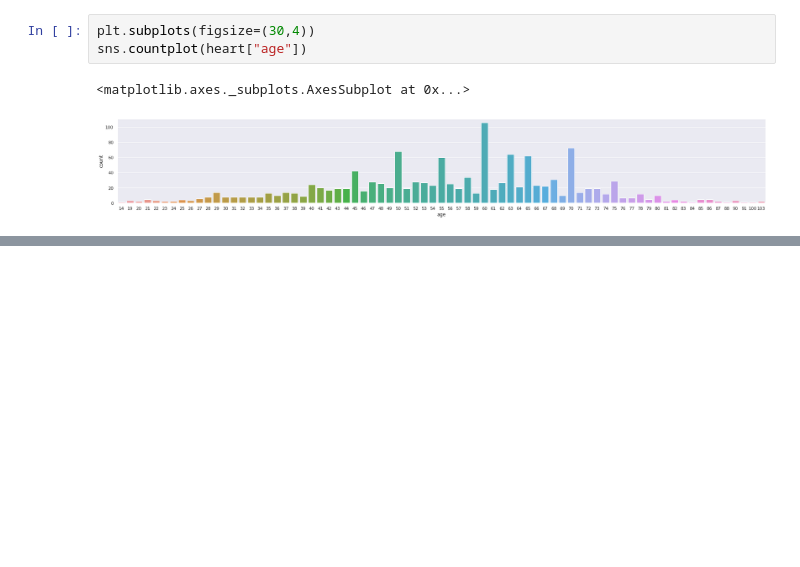
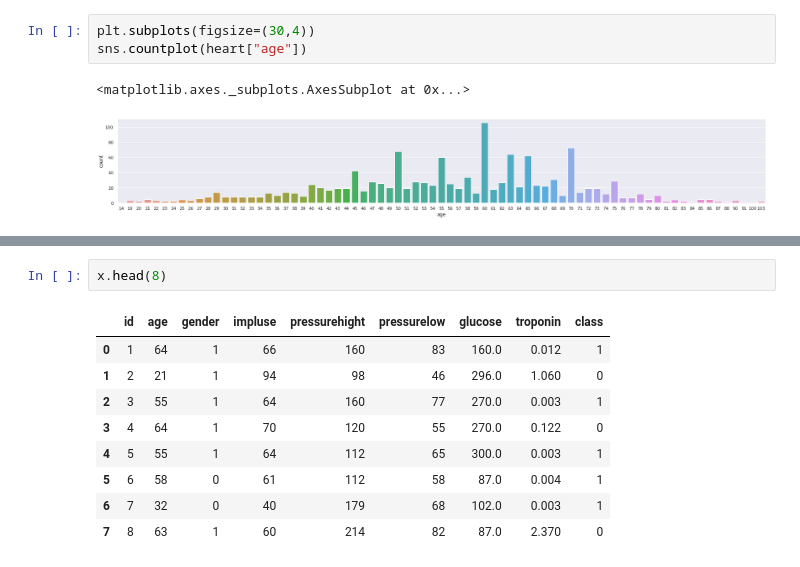
Before and after one commit to ozlemizgi/data_heartmedical, a Jupyter notebook: 6_haftaheartdata.ipynb, the cells around one changed output, grey strips where cells are left out. Saved outputs shown, nothing was run; the diff lists cells and outputs as text; blank space fills up the shorter version.

```diff
--- a/6_haftaheartdata.ipynb
+++ b/6_haftaheartdata.ipynb
@@ -136,0 +321,12 @@ heart.sample(10)
+# %%
+x.head(8)
+# %% [output]
+|  | id | age | gender | impluse | pressurehight | pressurelow | glucose | troponin | class |
+| 0 | 1 | 64 | 1 | 66 | 160 | 83 | 160.0 | 0.012 | 1 |
+| 1 | 2 | 21 | 1 | 94 | 98 | 46 | 296.0 | 1.060 | 0 |
+| 2 | 3 | 55 | 1 | 64 | 160 | 77 | 270.0 | 0.003 | 1 |
+| 3 | 4 | 64 | 1 | 70 | 120 | 55 | 270.0 | 0.122 | 0 |
+| 4 | 5 | 55 | 1 | 64 | 112 | 65 | 300.0 | 0.003 | 1 |
+| 5 | 6 | 58 | 0 | 61 | 112 | 58 | 87.0 | 0.004 | 1 |
+| 6 | 7 | 32 | 0 | 40 | 179 | 68 | 102.0 | 0.003 | 1 |
+| 7 | 8 | 63 | 1 | 60 | 214 | 82 | 87.0 | 2.370 | 0 |
```
Also changed, not shown: parts of 17 cells of this notebook.
